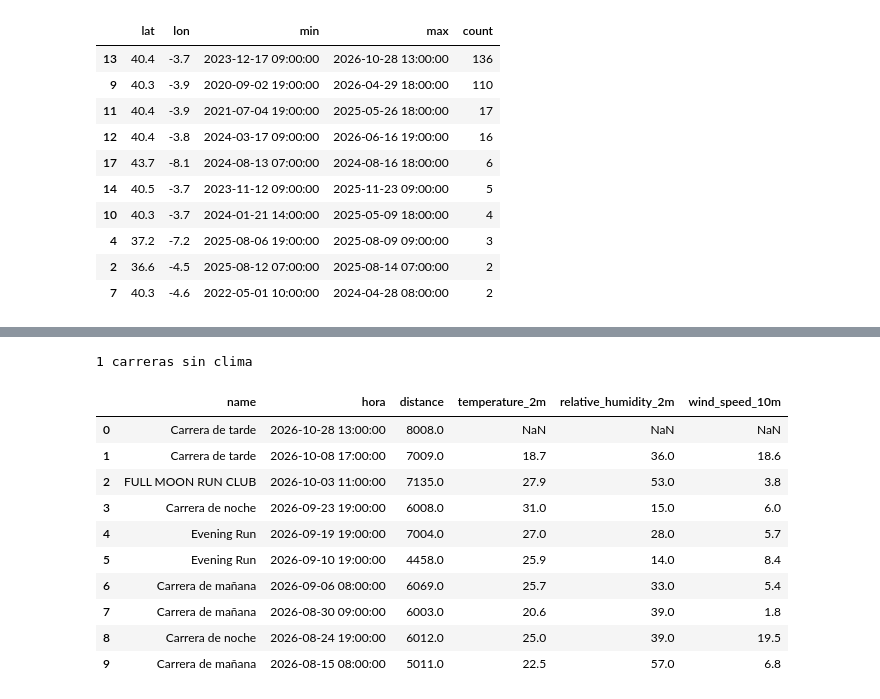
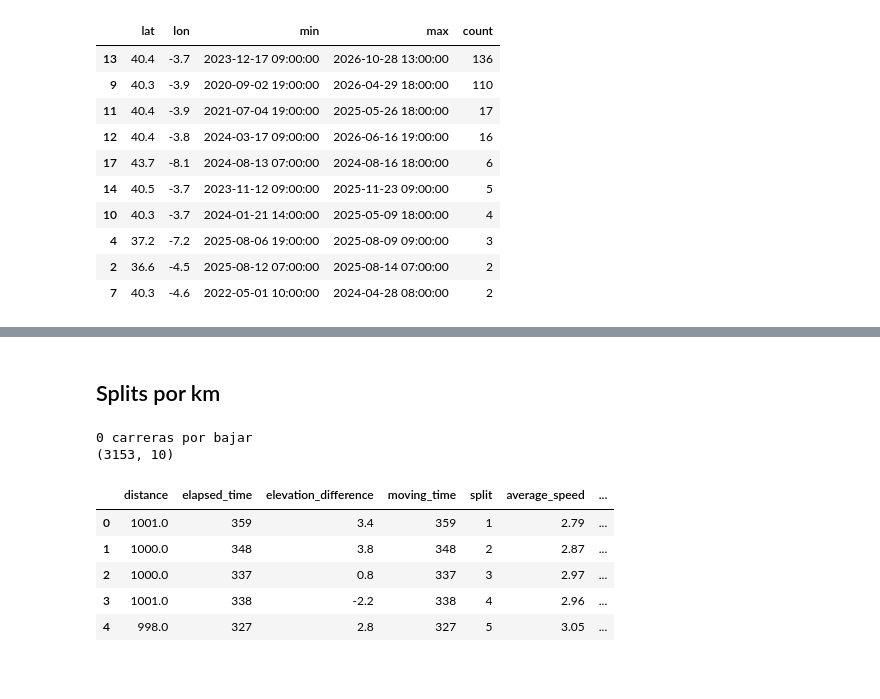
Before and after one commit to jbautistafm/data-wrangling-project, a Jupyter notebook: notebooks/proyecto.ipynb, the cells around one changed output, grey strips where cells are left out. Cells and saved outputs as stored; diff of their text form; code cells hidden in the pictures; blank space fills up the shorter version.

Commit message:
splits, zapatillas y clima desde csv

```diff
--- a/notebooks/proyecto.ipynb
+++ b/notebooks/proyecto.ipynb
@@ -104,24 +123,45 @@ for _, z in zonas.iterrows():
-# %%
-# renombro time a hora para que coincida con runs
-clima = clima.rename(columns={"time": "hora"})
-
-# redondeo lat y lon en los dos lados para que el merge no falle por decimales
-clima["lat"] = clima["lat"].round(1)
-clima["lon"] = clima["lon"].round(1)
-
-runs_clima = runs.merge(clima, on=["lat", "lon", "hora"], how="left")
-print(runs_clima["temperature_2m"].isna().sum(), "carreras sin clima")
-runs_clima[["name", "hora", "distance", "temperature_2m", "relative_humidity_2m", "wind_speed_10m"]].head(10)
-# %% [output]
-1 carreras sin clima
-|  | name | hora | distance | temperature_2m | relative_humidity_2m | wind_speed_10m |
-| 0 | Carrera de tarde | 2026-10-28 13:00:00 | 8008.0 | NaN | NaN | NaN |
-| 1 | Carrera de tarde | 2026-10-08 17:00:00 | 7009.0 | 18.7 | 36.0 | 18.6 |
-| 2 | FULL MOON RUN CLUB | 2026-10-03 11:00:00 | 7135.0 | 27.9 | 53.0 | 3.8 |
-| 3 | Carrera de noche | 2026-09-23 19:00:00 | 6008.0 | 31.0 | 15.0 | 6.0 |
-| 4 | Evening Run | 2026-09-19 19:00:00 | 7004.0 | 27.0 | 28.0 | 5.7 |
-| 5 | Evening Run | 2026-09-10 19:00:00 | 4458.0 | 25.9 | 14.0 | 8.4 |
-| 6 | Carrera de mañana | 2026-09-06 08:00:00 | 6069.0 | 25.7 | 33.0 | 5.4 |
-| 7 | Carrera de mañana | 2026-08-30 09:00:00 | 6003.0 | 20.6 | 39.0 | 1.8 |
-| 8 | Carrera de noche | 2026-08-24 19:00:00 | 6012.0 | 25.0 | 39.0 | 19.5 |
-| 9 | Carrera de mañana | 2026-08-15 08:00:00 | 5011.0 | 22.5 | 57.0 | 6.8 |
+# %% [markdown]
+## Splits por km
+# %%
+import os
+from strava_api import get_splits, get_access_token
+
+ruta = "../data/raw/splits.json"
+
+# si ya baje una parte, sigo desde ahi
+if os.path.exists(ruta):
+    with open(ruta, encoding="utf-8") as f:
+        todos = json.load(f)
+else:
+    todos = []
+hechas = {s["activity_id"] for s in todos}
+
+ids = [a["id"] for a in acts if a["sport_type"] == "Run" and a["id"] not in hechas]
+print(len(ids), "carreras por bajar")
+
+# solo pido token si falta alguna, si no no llamo a strava
+if ids:
+    token = get_access_token()
+    for i, act_id in enumerate(ids, 1):
+        todos.extend(get_splits(token, act_id))
+        if i % 20 == 0:
+            # guardo cada 20 por si se corta
+            with open(ruta, "w", encoding="utf-8") as f:
+                json.dump(todos, f)
+            print(i, "hechas")
+
+    with open(ruta, "w", encoding="utf-8") as f:
+        json.dump(todos, f)
+
+splits = pd.DataFrame(todos)
+print(splits.shape)
+splits.head()
+# %% [output]
+0 carreras por bajar
+(3153, 10)
+|  | distance | elapsed_time | elevation_difference | moving_time | split | average_speed | ... |
+| 0 | 1001.0 | 359 | 3.4 | 359 | 1 | 2.79 | ... |
+| 1 | 1000.0 | 348 | 3.8 | 348 | 2 | 2.87 | ... |
+| 2 | 1000.0 | 337 | 0.8 | 337 | 3 | 2.97 | ... |
+| 3 | 1001.0 | 338 | -2.2 | 338 | 4 | 2.96 | ... |
+| 4 | 998.0 | 327 | 2.8 | 327 | 5 | 3.05 | ... |
```
Also changed, not shown: parts of 4 cells of this notebook, 3 other files.
